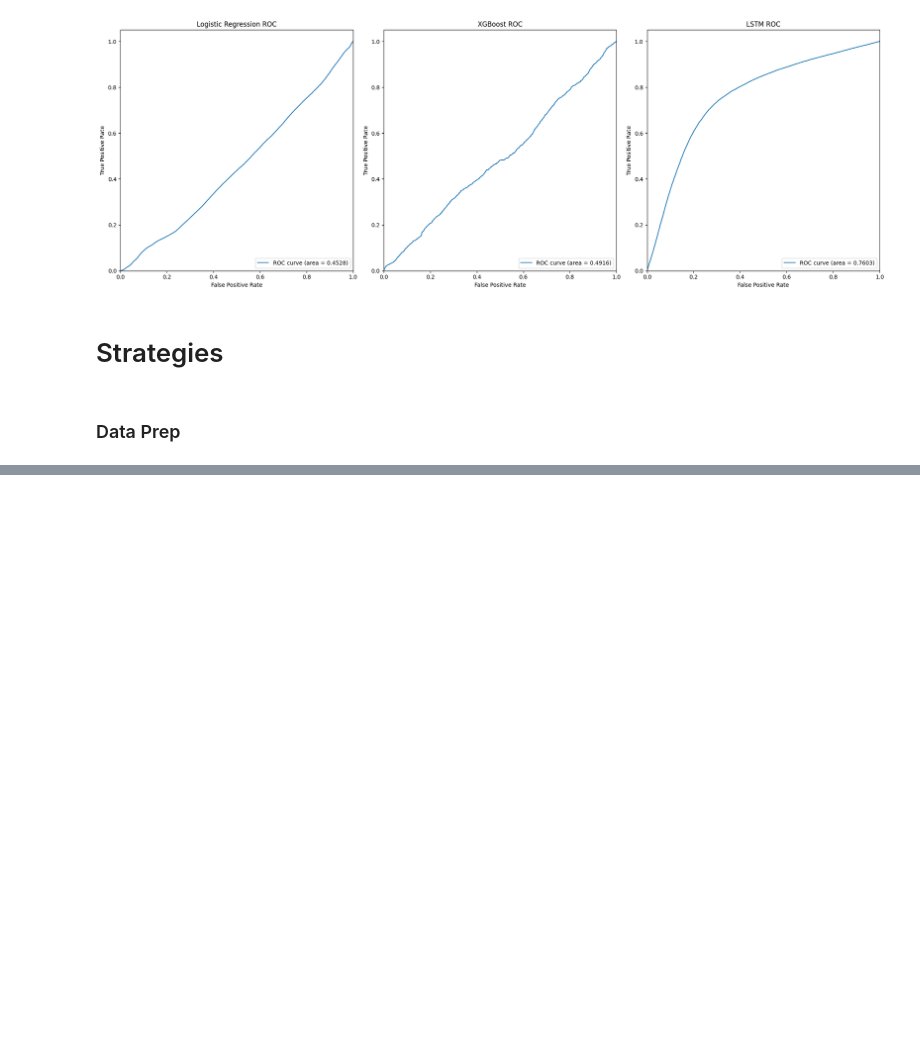
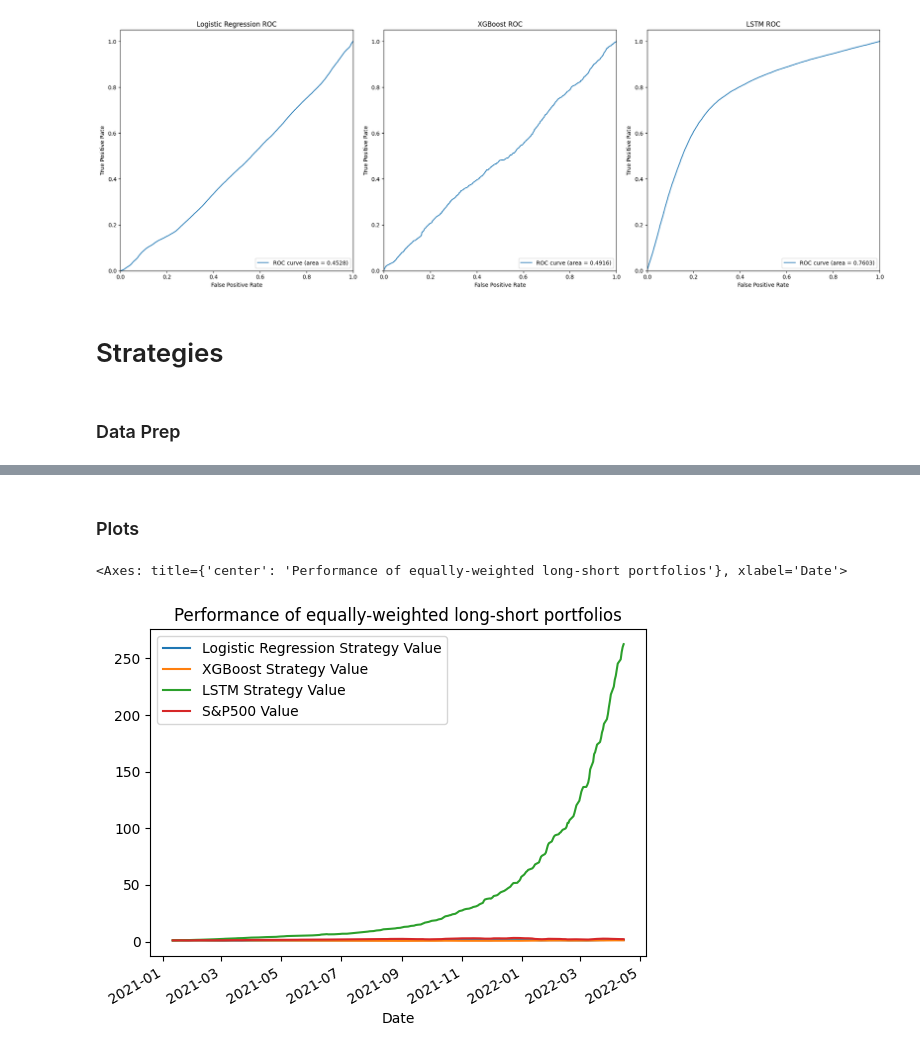
Before and after one commit to ed-churchill/ibm-ml-certificate, a Jupyter notebook: classification/ibm-classification-results-analysis.ipynb, the cells around one changed output, grey strips where cells are left out. Cells and saved outputs as stored; diff of their text form; code cells hidden in the pictures; blank space fills up the shorter version.

```diff
--- a/classification/ibm-classification-results-analysis.ipynb
+++ b/classification/ibm-classification-results-analysis.ipynb
@@ -332,6 +345,0 @@ lstm_test_df['Date'] = pd.to_datetime(lstm_test_df['Date'])
-# %%
-df = pd.merge(
-    left=lstm_test_df,
-    right=df[['Date', 'Symbol', 'Adj Close', 'S&P500']],
-    on=['Date', 'Symbol']
-).sort_values(by='Date')
@@ -385,0 +371,22 @@ strategy_df.plot(x='Date', y=['Cumulative Return', 'S&P500 Cumulative Return'])
+# %%
+def cumulative_values_sandp(df):
+    """Function to calculate cumulative values of S&P 500"""
+
+    # Create copy of dataframe
+    cols = ['Date', 'S&P500']
+    data = df.copy()[cols].drop_duplicates(subset='Date').reset_index(drop=True)
+
+    # Calculate 1-week forward returns of S&P
+    data['S&P500 T+5'] = data['S&P500'].shift(-5)
+    data['S&P500 1-Week Forward Return'] = (data['S&P500 T+5'] - data['S&P500']) / data['S&P500']
+
+    # Calculate accumlated values of S&P500
+    data['S&P500 Value'] = (1 + data['S&P500 1-Week Forward Return']).cumprod()
+
+    # Drop unecessary columns
+    data.drop(['S&P500 T+5', 'S&P500', 'S&P500 1-Week Forward Return'], axis=1, inplace=True)
+
+    # Drop Nans (at end of data)
+    data.dropna(inplace=True)
+
+    return data
@@ -385,0 +432,22 @@ strategy_df.plot(x='Date', y=['Cumulative Return', 'S&P500 Cumulative Return'])
+# %%
+# Get accumulated values for strategies
+strategy_data = cumulative_values(df=df.drop('S&P500', axis=1), model_map=model_map)
+
+# Get accumulated values for S&P
+sandp_data = cumulative_values_sandp(df=df)
+
+# Join strategy data with S&P Data
+to_plot = pd.merge(
+    left=strategy_data,
+    right=sandp_data,
+    on='Date'
+).reset_index(drop=True)
+to_plot.set_index('Date', inplace=True)
+# %% [markdown]
+### Plots
+# %%
+# Plot performance of strategies
+to_plot.plot(title='Performance of equally-weighted long-short portfolios')
+# %% [output]
+<Axes: title={'center': 'Performance of equally-weighted long-short portfolios'}, xlabel='Date'>
+[figure, added]
```
Also changed, not shown: parts of 27 cells of this notebook.
